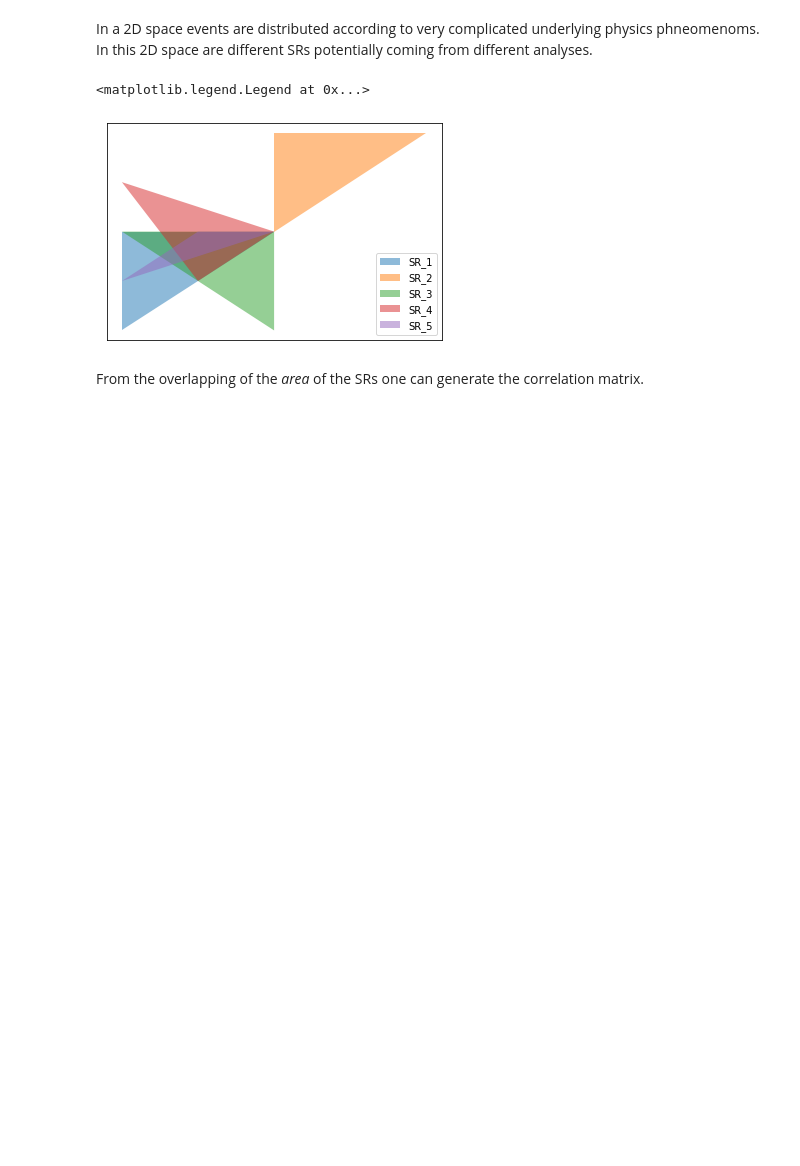
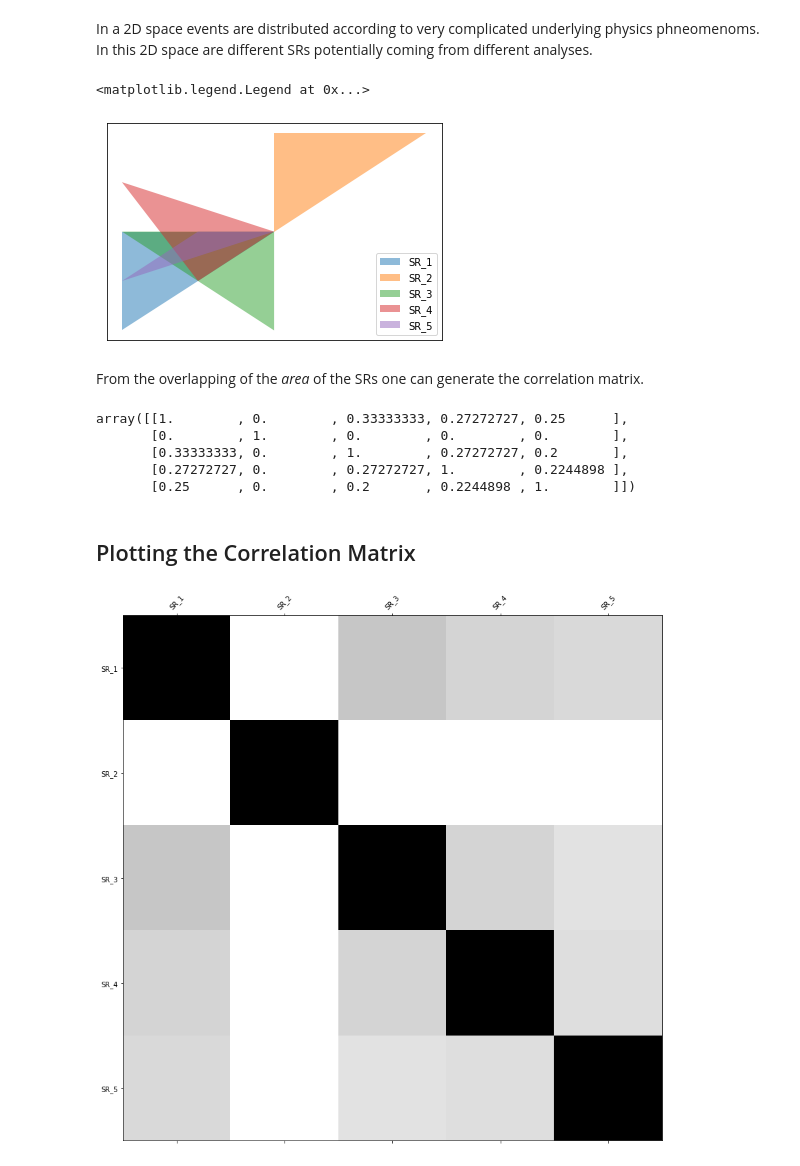
Before and after one commit to leonrenn/SATACO, a Jupyter notebook: src/toy_example.ipynb, the cells around one changed output. Drawn from its saved outputs; the diff is of its cells as text; code cells hidden in the pictures; blank space fills up the shorter version.

```diff
--- a/src/toy_example.ipynb
+++ b/src/toy_example.ipynb
@@ -186,0 +181,55 @@ areas = [SR_1.area,
+# %%
+# all possible combination of signal regions
+combs_SR = combinations_with_replacement([SR_1, SR_2, SR_3, SR_4, SR_5], r=2)
+combs_index = combinations_with_replacement(range(0, 5), r=2)
+# %%
+correlation_matrix = np.empty(shape=(5, 5))
+for SRs, idxs in zip(combs_SR, combs_index):
+    i, j = idxs
+    correlation_matrix[i, j] = SRs[0].intersection(SRs[1]).area/(SRs[0].area + SRs[1].area - SRs[0].intersection(SRs[1]).area)
+    if i != j:
+        # also fill up lower/upper path of the matrix
+        correlation_matrix[j, i] = correlation_matrix[i, j]
+correlation_matrix
+# %% [output]
+array([[1.        , 0.        , 0.33333333, 0.27272727, 0.25      ],
+       [0.        , 1.        , 0.        , 0.        , 0.        ],
+       [0.33333333, 0.        , 1.        , 0.27272727, 0.2       ],
+       [0.27272727, 0.        , 0.27272727, 1.        , 0.2244898 ],
+       [0.25      , 0.        , 0.2       , 0.2244898 , 1.        ]])
+# %% [markdown]
+## Plotting the Correlation Matrix
+# %%
+def corr_matrix_plotting(correlation_matrix: np.array,
+                         column_names) -> None:
+
+
+    font = {'size': 10}
+
+    # using rc function
+    plt.rc('font', **font)
+    fig, ax = plt.subplots(figsize=(14, 14))
+
+    ax.pcolor(correlation_matrix,
+              cmap=plt.cm.Greys)
+
+    # put the major ticks at the middle of each cell
+    ax.set_xticks(np.arange(len(column_names)) + 0.5,
+                  minor=False)
+    ax.set_yticks(np.arange(len(column_names)) + 0.5,
+                  minor=False)
+    # want a more natural, table-like display
+    ax.invert_yaxis()
+    ax.xaxis.tick_top()
+    ax.xaxis.set_ticks_position('both')
+    ax.set_xticklabels(column_names,
+                       minor=False,
+                       rotation=45)
+    ax.set_yticklabels(column_names,
+                       minor=False)
+    return
+
+corr_matrix_plotting(correlation_matrix=correlation_matrix,
+                     column_names=list(node_dict.values())[:-1])
+# %% [output]
+[figure, added]
```
Also changed, not shown: parts of 1 cell of this notebook.
